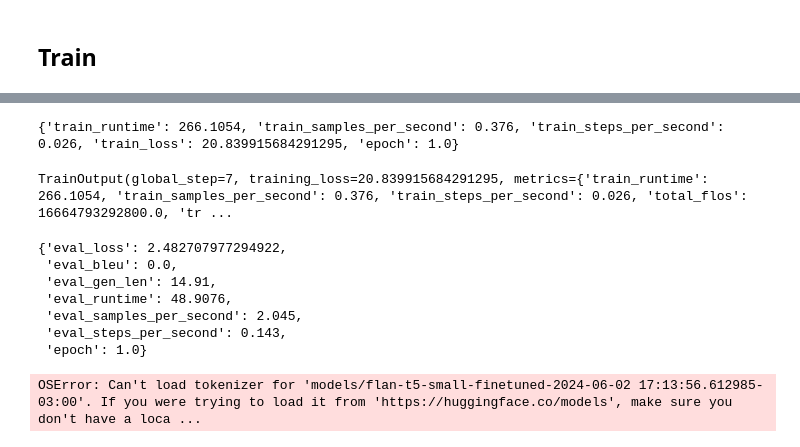
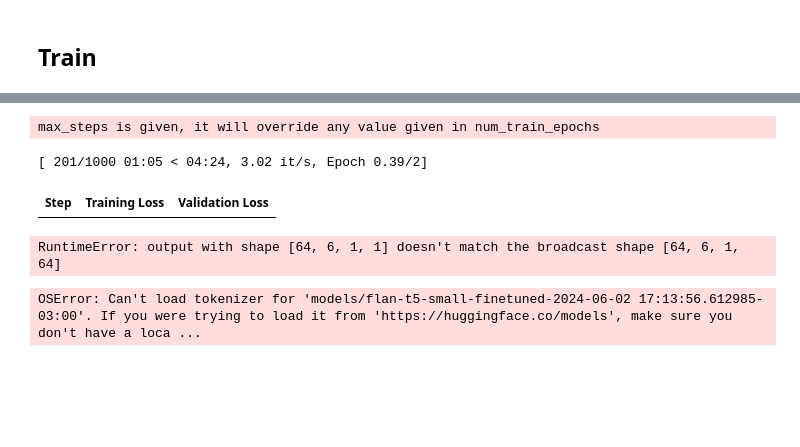
Before and after one commit to paulopacitti/ifood-mle2-challenge, a Jupyter notebook: llm/notebook.ipynb, the cells around one changed output, grey strips where cells are left out. Drawn from its saved outputs; the diff is of its cells as text; code cells hidden in the pictures; blank space fills up the shorter version.

```diff
--- a/llm/notebook.ipynb
+++ b/llm/notebook.ipynb
@@ -144,0 +70,3 @@ tokenized_dataset = raw_dataset.map(preprocess_function, batched=True)
+# %%
+train_data = load_dataset('wikisql', split='train+validation')
+test_data = load_dataset('wikisql', split='test')
@@ -144,0 +97,6 @@ tokenized_dataset = raw_dataset.map(preprocess_function, batched=True)
+# %%
+def format_dataset(example):
+    return {'input': 'translate to SQL: ' + example['question'], 'target': example['sql']['human_readable']}
+# %%
+train_data = train_data.map(format_dataset,remove_columns=train_data.column_names)
+test_data = test_data.map(format_dataset,remove_columns=test_data.column_names)
@@ -144,0 +159,10 @@ tokenized_dataset = raw_dataset.map(preprocess_function, batched=True)
+# %%
+train_data = train_data.map(convert_to_features, batched=True, remove_columns=train_data.column_names)
+test_data = test_data.map(convert_to_features, batched=True, remove_columns=test_data.column_names)
+
+
+columns = ['input_ids', 'attention_mask', 'labels', 'decoder_attention_mask']
+
+
+train_data.set_format(type='torch', columns=columns)
+test_data.set_format(type='torch', columns=columns)
@@ -145,18 +192,35 @@ tokenized_dataset = raw_dataset.map(preprocess_function, batched=True)
 # %%
-batch_size = 16
-_name = model_id.split("/")[1]
-args = Seq2SeqTrainingArguments(
-    f"output/{_name}-finetuned-code-generation",
-    evaluation_strategy = "steps",
+batch_size=64
+training_args = Seq2SeqTrainingArguments(
+    "output",
+    num_train_epochs=1,
+    gradient_accumulation_steps=2,
+    max_steps=1000,
     learning_rate=2e-4,
+    weight_decay=0.01,
+    logging_steps=10,                # when to print log
+    eval_strategy="steps",     # Evaluation and Save happens at every specified steps
+    push_to_hub=False,
     eval_steps=200,  # You can reduce the frequency of evaluation
     save_steps=200,  # Save model checkpoints less frequently
     per_device_train_batch_size=batch_size,
     per_device_eval_batch_size=batch_size,
-    weight_decay=0.01,
     save_total_limit=3,
-    num_train_epochs=1,
     predict_with_generate=True,
     load_best_model_at_end=True,
-    push_to_hub=False,
+ )
+
+trainer = Seq2SeqTrainer(
+    model=model,
+    args=training_args,
+    compute_metrics=compute_metrics,
+    train_dataset=train_data,
+    eval_dataset=test_data,
 )
+trainer.train()
+trainer.evaluate()
+# %% [output]
+max_steps is given, it will override any value given in num_train_epochs
+[ 201/1000 01:05 < 04:24, 3.02 it/s, Epoch 0.39/2]
+| Step | Training Loss | Validation Loss |
+RuntimeError: output with shape [64, 6, 1, 1] doesn't match the broadcast shape [64, 6, 1, 64]
@@ -185,26 +227,3 @@ def compute_metrics(eval_pred):
-# %%
-trainer = Seq2SeqTrainer(
-    model,
-    args,
-    train_dataset=tokenized_dataset["train"].select(range(100)),
-    eval_dataset=tokenized_dataset["validation"].select(range(100)),
-    data_collator=data_collator,
-)
-
-trainer.train()
-# %% [output]
-{'train_runtime': 266.1054, 'train_samples_per_second': 0.376, 'train_steps_per_second': 0.026, 'train_loss': 20.839915684291295, 'epoch': 1.0}
-TrainOutput(global_step=7, training_loss=20.839915684291295, metrics={'train_runtime': 266.1054, 'train_samples_per_second': 0.376, 'train_steps_per_second': 0.026, 'total_flos': 16664793292800.0, 'tr ...
-# %%
-trainer.evaluate()
-# %% [output]
-{'eval_loss': 2.482707977294922,
- 'eval_bleu': 0.0,
- 'eval_gen_len': 14.91,
- 'eval_runtime': 48.9076,
- 'eval_samples_per_second': 2.045,
- 'eval_steps_per_second': 0.143,
- 'epoch': 1.0}
 # %%
 local_time = datetime.now(timezone.utc).astimezone()
 local_time.isoformat()
```
Also changed, not shown: parts of 14 cells of this notebook.
